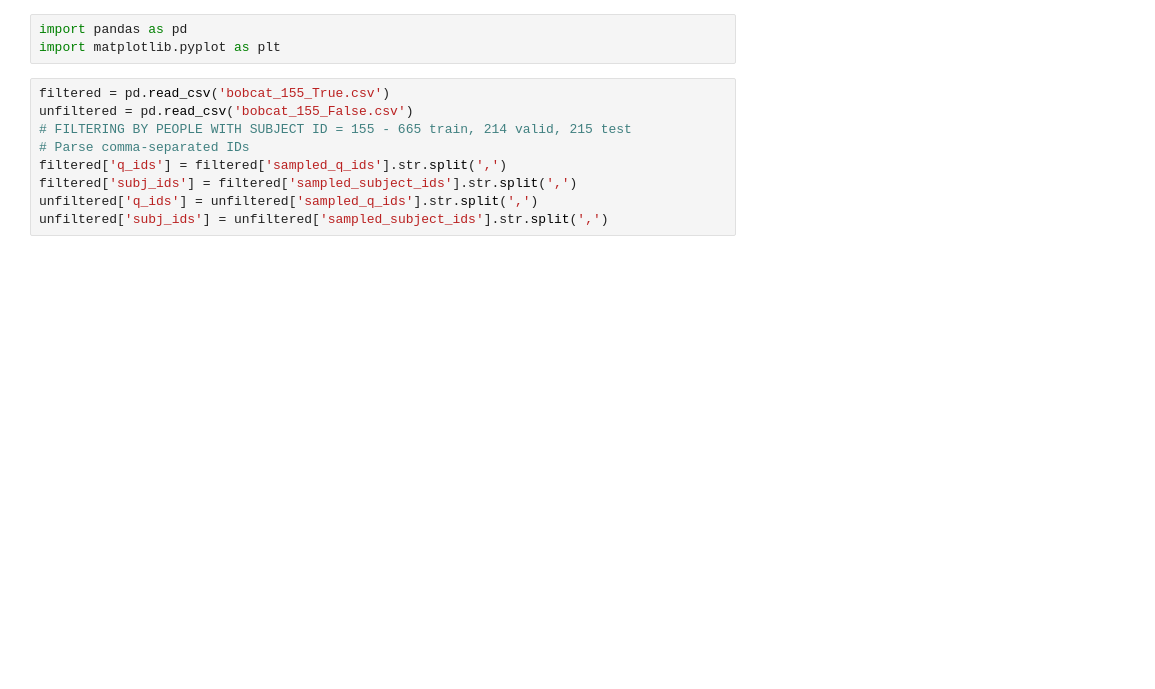
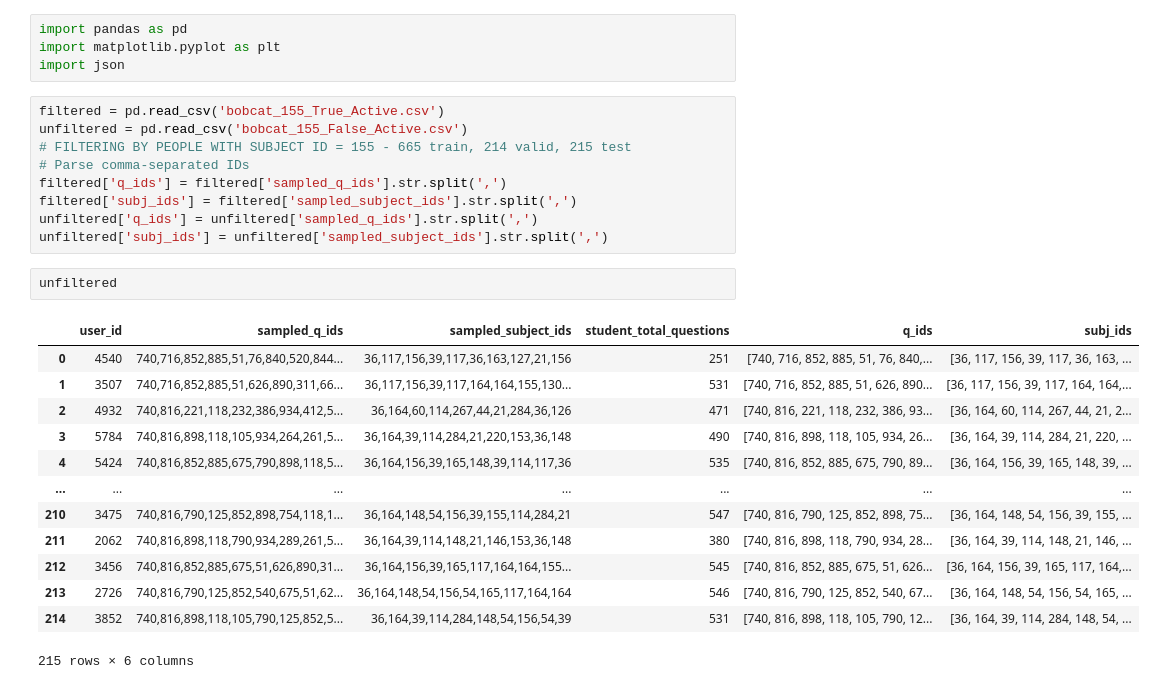
Before and after one commit to noazlee/BOBCAT, a Jupyter notebook: saved_models_exp1/exp1_sid_155_analysis.ipynb, the cells around one changed output. Saved outputs shown, nothing was run; the diff lists cells and outputs as text; blank space fills up the shorter version.

```diff
--- a/saved_models_exp1/exp1_sid_155_analysis.ipynb
+++ b/saved_models_exp1/exp1_sid_155_analysis.ipynb
@@ -1,15 +1,32 @@
 # %%
 import pandas as pd
 import matplotlib.pyplot as plt
+import json
 # %%
-filtered = pd.read_csv('bobcat_155_True.csv')
-unfiltered = pd.read_csv('bobcat_155_False.csv')
+filtered = pd.read_csv('bobcat_155_True_Active.csv')
+unfiltered = pd.read_csv('bobcat_155_False_Active.csv')
 # FILTERING BY PEOPLE WITH SUBJECT ID = 155 - 665 train, 214 valid, 215 test
 # Parse comma-separated IDs
 filtered['q_ids'] = filtered['sampled_q_ids'].str.split(',')
 filtered['subj_ids'] = filtered['sampled_subject_ids'].str.split(',')
 unfiltered['q_ids'] = unfiltered['sampled_q_ids'].str.split(',')
 unfiltered['subj_ids'] = unfiltered['sampled_subject_ids'].str.split(',')
+# %%
+unfiltered
+# %% [output]
+|  | user_id | sampled_q_ids | sampled_subject_ids | student_total_questions | q_ids | subj_ids |
+| 0 | 4540 | 740,716,852,885,51,76,840,520,844... | 36,117,156,39,117,36,163,127,21,156 | 251 | [740, 716, 852, 885, 51, 76, 840,... | [36, 117, 156, 39, 117, 36, 163, ... |
+| 1 | 3507 | 740,716,852,885,51,626,890,311,66... | 36,117,156,39,117,164,164,155,130... | 531 | [740, 716, 852, 885, 51, 626, 890... | [36, 117, 156, 39, 117, 164, 164,... |
+| 2 | 4932 | 740,816,221,118,232,386,934,412,5... | 36,164,60,114,267,44,21,284,36,126 | 471 | [740, 816, 221, 118, 232, 386, 93... | [36, 164, 60, 114, 267, 44, 21, 2... |
+| 3 | 5784 | 740,816,898,118,105,934,264,261,5... | 36,164,39,114,284,21,220,153,36,148 | 490 | [740, 816, 898, 118, 105, 934, 26... | [36, 164, 39, 114, 284, 21, 220, ... |
+| 4 | 5424 | 740,816,852,885,675,790,898,118,5... | 36,164,156,39,165,148,39,114,117,36 | 535 | [740, 816, 852, 885, 675, 790, 89... | [36, 164, 156, 39, 165, 148, 39, ... |
+| ... | ... | ... | ... | ... | ... | ... |
+| 210 | 3475 | 740,816,790,125,852,898,754,118,1... | 36,164,148,54,156,39,155,114,284,21 | 547 | [740, 816, 790, 125, 852, 898, 75... | [36, 164, 148, 54, 156, 39, 155, ... |
+| 211 | 2062 | 740,816,898,118,790,934,289,261,5... | 36,164,39,114,148,21,146,153,36,148 | 380 | [740, 816, 898, 118, 790, 934, 28... | [36, 164, 39, 114, 148, 21, 146, ... |
+| 212 | 3456 | 740,816,852,885,675,51,626,890,31... | 36,164,156,39,165,117,164,164,155... | 545 | [740, 816, 852, 885, 675, 51, 626... | [36, 164, 156, 39, 165, 117, 164,... |
+| 213 | 2726 | 740,816,790,125,852,540,675,51,62... | 36,164,148,54,156,54,165,117,164,164 | 546 | [740, 816, 790, 125, 852, 540, 67... | [36, 164, 148, 54, 156, 54, 165, ... |
+| 214 | 3852 | 740,816,898,118,105,790,125,852,5... | 36,164,39,114,284,148,54,156,54,39 | 531 | [740, 816, 898, 118, 105, 790, 12... | [36, 164, 39, 114, 284, 148, 54, ... |
+215 rows × 6 columns
 # %%
 all_subj_filtered = [s for subj_list in filtered['subj_ids'] for s in subj_list]
 all_subj_unfiltered = [s for subj_list in unfiltered['subj_ids'] for s in subj_list]
```
Also changed, not shown: parts of 18 cells of this notebook, 9 other files.
